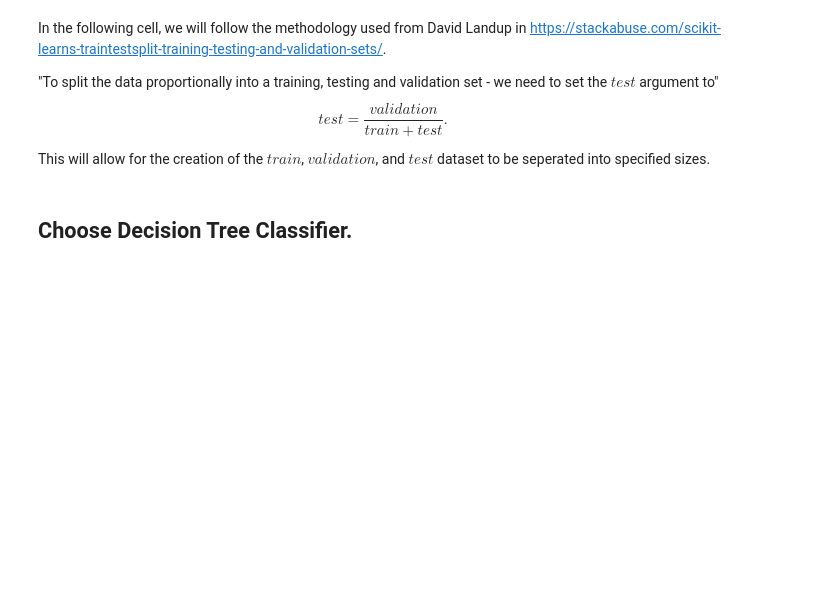
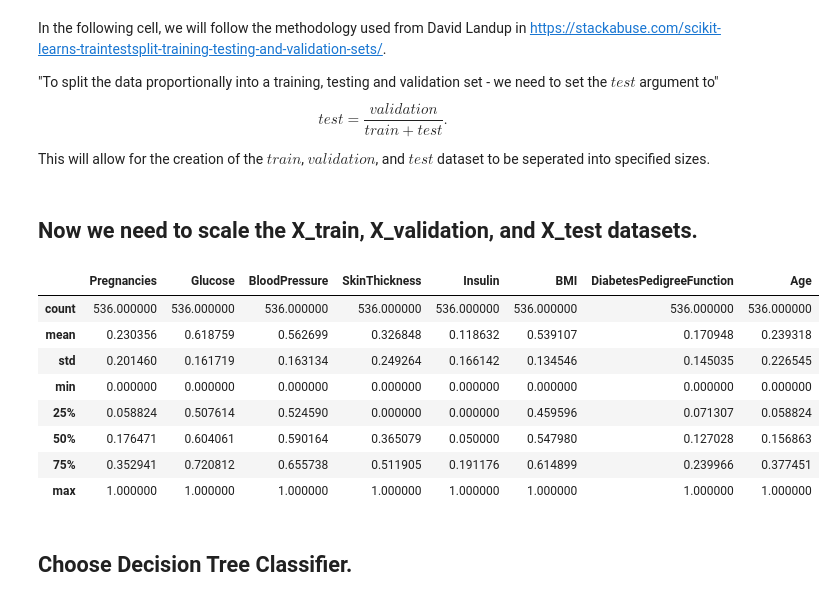
Before and after one commit to ARosenswie/MaLeD, a Jupyter notebook: diabetic_data/scripts/diabetic_ml.ipynb, the cells around one changed output. Saved outputs shown, nothing was run; the diff lists cells and outputs as text; code cells hidden in the pictures; blank space fills up the shorter version.

```diff
--- a/diabetic_data/scripts/diabetic_ml.ipynb
+++ b/diabetic_data/scripts/diabetic_ml.ipynb
@@ -69,3 +69,5 @@ validation_ratio = 0.15
 
 X_train, X_test, Y_train, Y_test = train_test_split(X, Y, test_size=test_ratio)
 X_train, X_valid, Y_train, Y_valid = train_test_split(X_train, Y_train, test_size=validation_ratio/(train_ratio+test_ratio))
+# %% [markdown]
+## Now we need to scale the X_train, X_validation, and X_test datasets.
@@ -72,3 +82,15 @@ X_train, X_valid, Y_train, Y_valid = train_test_split(X_train, Y_train, test_siz
+# %%
+X_train.describe()
+# %% [output]
+|  | Pregnancies | Glucose | BloodPressure | SkinThickness | Insulin | BMI | DiabetesPedigreeFunction | Age |
+| count | 536.000000 | 536.000000 | 536.000000 | 536.000000 | 536.000000 | 536.000000 | 536.000000 | 536.000000 |
+| mean | 0.230356 | 0.618759 | 0.562699 | 0.326848 | 0.118632 | 0.539107 | 0.170948 | 0.239318 |
+| std | 0.201460 | 0.161719 | 0.163134 | 0.249264 | 0.166142 | 0.134546 | 0.145035 | 0.226545 |
+| min | 0.000000 | 0.000000 | 0.000000 | 0.000000 | 0.000000 | 0.000000 | 0.000000 | 0.000000 |
+| 25% | 0.058824 | 0.507614 | 0.524590 | 0.000000 | 0.000000 | 0.459596 | 0.071307 | 0.058824 |
+| 50% | 0.176471 | 0.604061 | 0.590164 | 0.365079 | 0.050000 | 0.547980 | 0.127028 | 0.156863 |
+| 75% | 0.352941 | 0.720812 | 0.655738 | 0.511905 | 0.191176 | 0.614899 | 0.239966 | 0.377451 |
+| max | 1.000000 | 1.000000 | 1.000000 | 1.000000 | 1.000000 | 1.000000 | 1.000000 | 1.000000 |
 # %% [markdown]
 ## Choose Decision Tree Classifier.
 # %%
```
Also changed, not shown: parts of 10 cells of this notebook.
